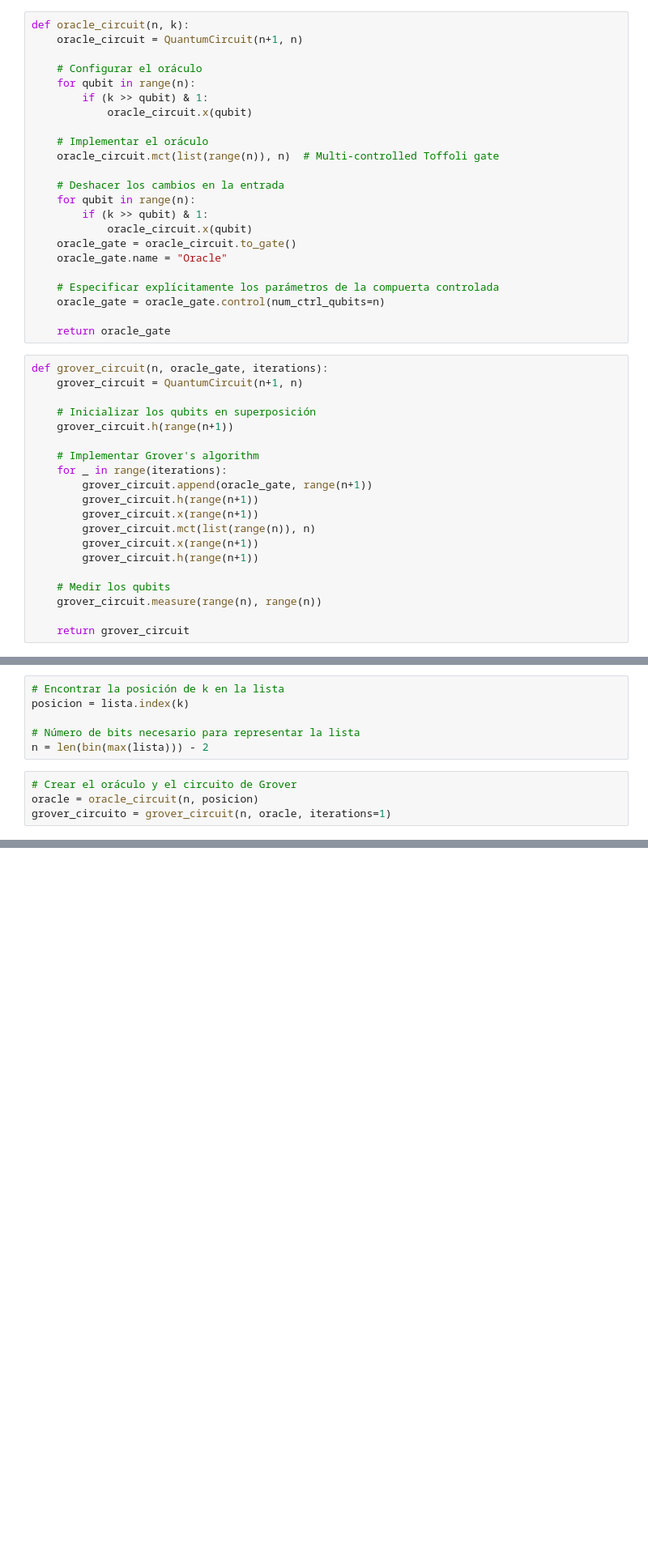
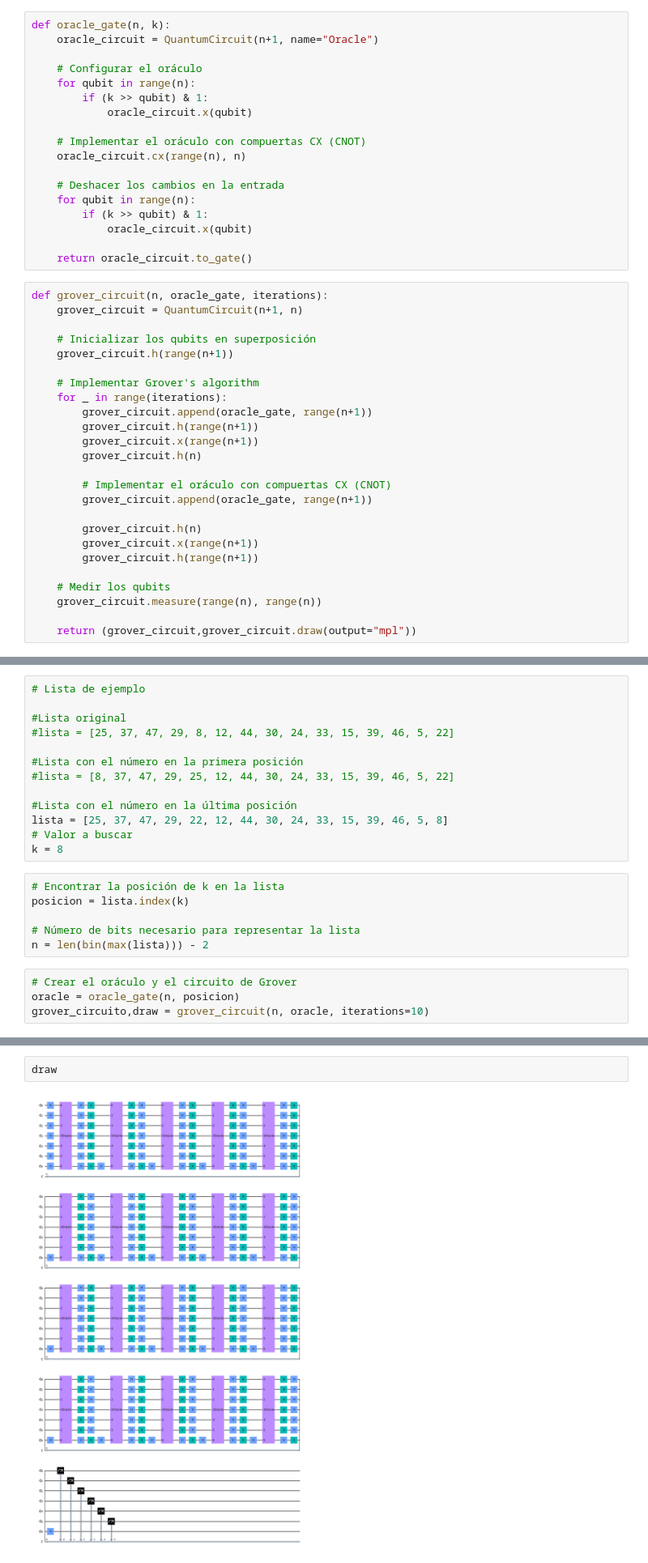
Before and after one commit to danielrawlins21/QuantumTesting, a Jupyter notebook: Grover2.ipynb, the cells around one changed output, grey strips where cells are left out. Shown at 81% size. Cells and saved outputs as stored; diff of their text form; blank space fills up the shorter version.

Commit message:
Grover las implement

```diff
--- a/Grover2.ipynb
+++ b/Grover2.ipynb
@@ -2,28 +2,23 @@
 from qiskit import Aer, QuantumCircuit, transpile, assemble
 from qiskit.visualization import plot_histogram
 # %%
-def oracle_circuit(n, k):
-    oracle_circuit = QuantumCircuit(n+1, n)
+def oracle_gate(n, k):
+    oracle_circuit = QuantumCircuit(n+1, name="Oracle")
 
     # Configurar el oráculo
     for qubit in range(n):
         if (k >> qubit) & 1:
             oracle_circuit.x(qubit)
 
-    # Implementar el oráculo
-    oracle_circuit.mct(list(range(n)), n)  # Multi-controlled Toffoli gate
+    # Implementar el oráculo con compuertas CX (CNOT)
+    oracle_circuit.cx(range(n), n)
 
     # Deshacer los cambios en la entrada
     for qubit in range(n):
         if (k >> qubit) & 1:
             oracle_circuit.x(qubit)
-    oracle_gate = oracle_circuit.to_gate()
-    oracle_gate.name = "Oracle"
 
-    # Especificar explícitamente los parámetros de la compuerta controlada
-    oracle_gate = oracle_gate.control(num_ctrl_qubits=n)
-
-    return oracle_gate
+    return oracle_circuit.to_gate()
 # %%
 def grover_circuit(n, oracle_gate, iterations):
     grover_circuit = QuantumCircuit(n+1, n)
@@ -36,11 +31,16 @@ def grover_circuit(n, oracle_gate, iterations):
         grover_circuit.append(oracle_gate, range(n+1))
         grover_circuit.h(range(n+1))
         grover_circuit.x(range(n+1))
-        grover_circuit.mct(list(range(n)), n)
+        grover_circuit.h(n)
+
+        # Implementar el oráculo con compuertas CX (CNOT)
+        grover_circuit.append(oracle_gate, range(n+1))
+
+        grover_circuit.h(n)
         grover_circuit.x(range(n+1))
         grover_circuit.h(range(n+1))
 
     # Medir los qubits
     grover_circuit.measure(range(n), range(n))
 
-    return grover_circuit
+    return (grover_circuit,grover_circuit.draw(output="mpl"))
@@ -51,3 +47,16 @@ k = 8
+# %%
+# Lista de ejemplo
+
+#Lista original
+#lista = [25, 37, 47, 29, 8, 12, 44, 30, 24, 33, 15, 39, 46, 5, 22]
+
+#Lista con el número en la primera posición
+#lista = [8, 37, 47, 29, 25, 12, 44, 30, 24, 33, 15, 39, 46, 5, 22]
+
+#Lista con el número en la última posición
+lista = [25, 37, 47, 29, 22, 12, 44, 30, 24, 33, 15, 39, 46, 5, 8]
+# Valor a buscar
+k = 8
 # %%
 # Encontrar la posición de k en la lista
 posicion = lista.index(k)
@@ -56,5 +65,5 @@ posicion = lista.index(k)
 n = len(bin(max(lista))) - 2
 # %%
 # Crear el oráculo y el circuito de Grover
-oracle = oracle_circuit(n, posicion)
-grover_circuito = grover_circuit(n, oracle, iterations=1)
+oracle = oracle_gate(n, posicion)
+grover_circuito,draw = grover_circuit(n, oracle, iterations=10)
@@ -62,0 +70,4 @@ QiskitError: 'Circuit with classical bits cannot be converted to gate.'
+# %%
+draw
+# %% [output]
+[figure, added]
```
Also changed, not shown: parts of 6 cells of this notebook, 1 other file.
